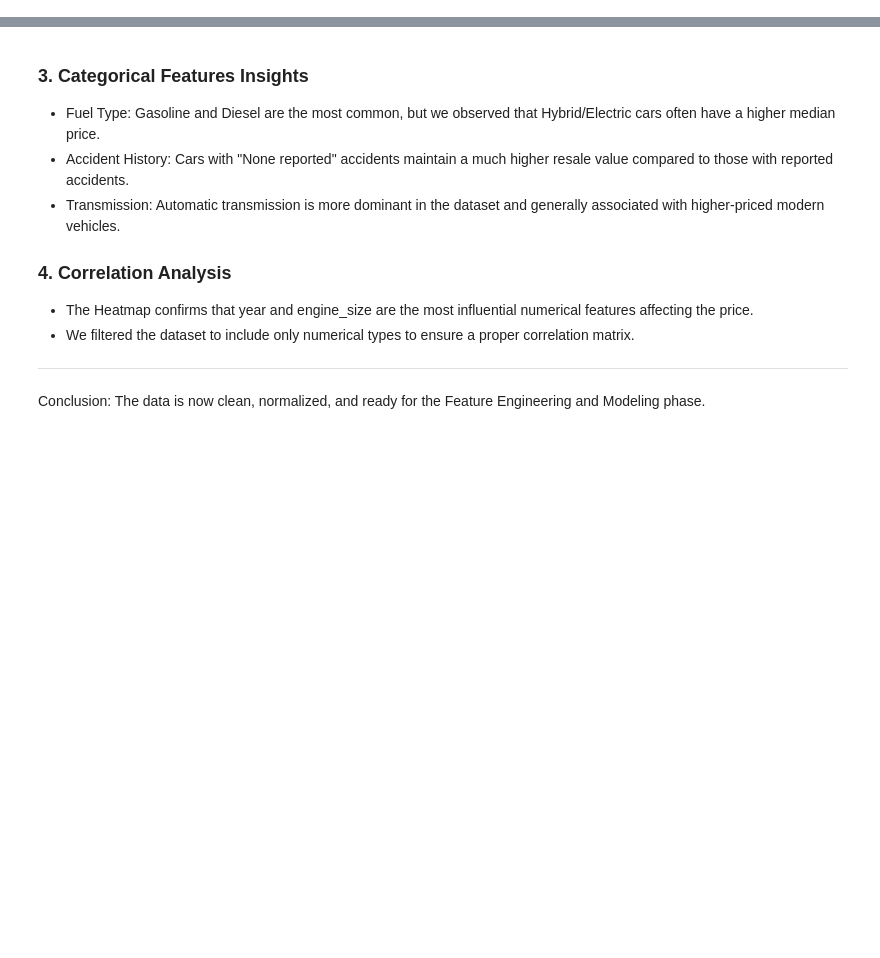
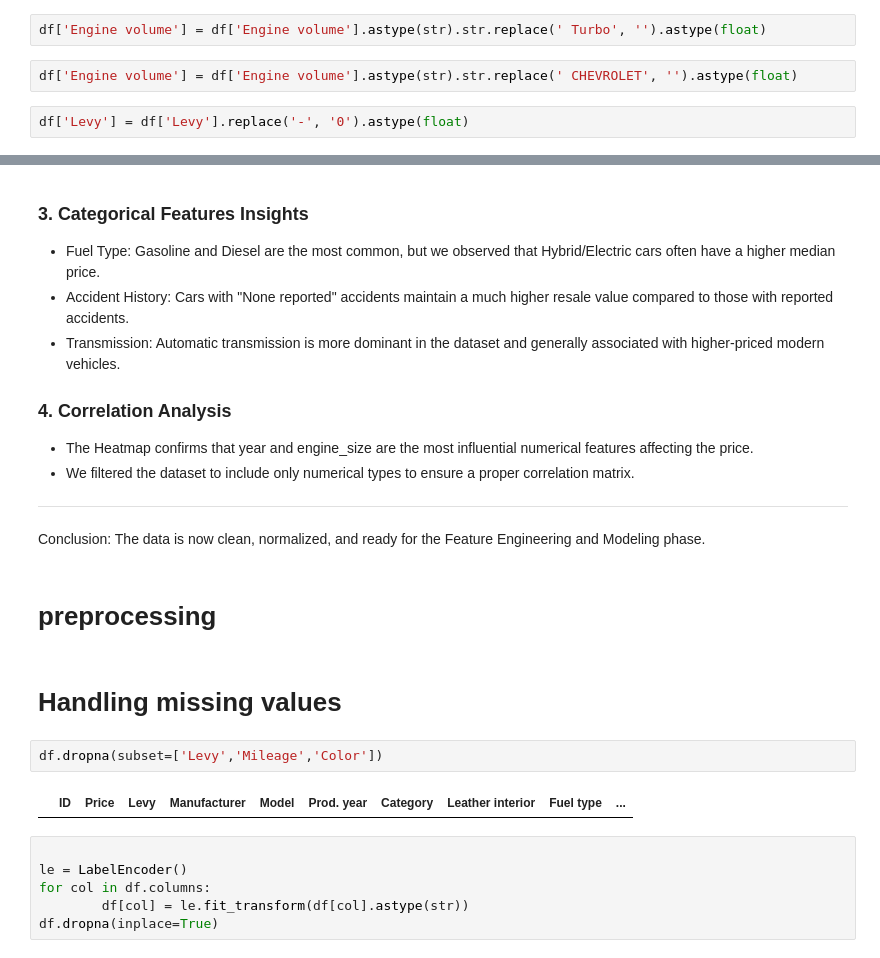
Before and after one commit to waloly29at-oss/Car-Price-Prediction, a Jupyter notebook: src/notebooks/EDA.ipynb, the cells around one changed output, grey strips where cells are left out. Drawn from its saved outputs; the diff is of its cells as text; blank space fills up the shorter version.

Commit message:
completed preprocessing

```diff
--- a/src/notebooks/EDA.ipynb
+++ b/src/notebooks/EDA.ipynb
@@ -160,3 +160,9 @@ df['Mileage'] = df['Mileage'].str.replace(',', '')
 df['Mileage'] = pd.to_numeric(df['Mileage'], errors='coerce')
 # %%
 df['Engine volume'] = df['Engine volume'].str.extract('(\d+\.\d+)').astype(float)
+# %%
+df['Engine volume'] = df['Engine volume'].astype(str).str.replace(' Turbo', '').astype(float)
+# %%
+df['Engine volume'] = df['Engine volume'].astype(str).str.replace(' CHEVROLET', '').astype(float)
+# %%
+df['Levy'] = df['Levy'].replace('-', '0').astype(float)
@@ -352,3 +365,17 @@ After performing a comprehensive analysis on the Car Price dataset, here are the
 
 ---
 Conclusion: The data is now clean, normalized, and ready for the Feature Engineering and Modeling phase.
+# %% [markdown]
+# preprocessing
+# %% [markdown]
+# Handling missing values
+# %%
+df.dropna(subset=['Levy','Mileage','Color'])
+# %% [output]
+|  | ID | Price | Levy | Manufacturer | Model | Prod. year | Category | Leather interior | Fuel type | ... |
+# %%
+
+le = LabelEncoder()
+for col in df.columns:
+        df[col] = le.fit_transform(df[col].astype(str))
+df.dropna(inplace=True)
```
Also changed, not shown: parts of 4 cells of this notebook.
